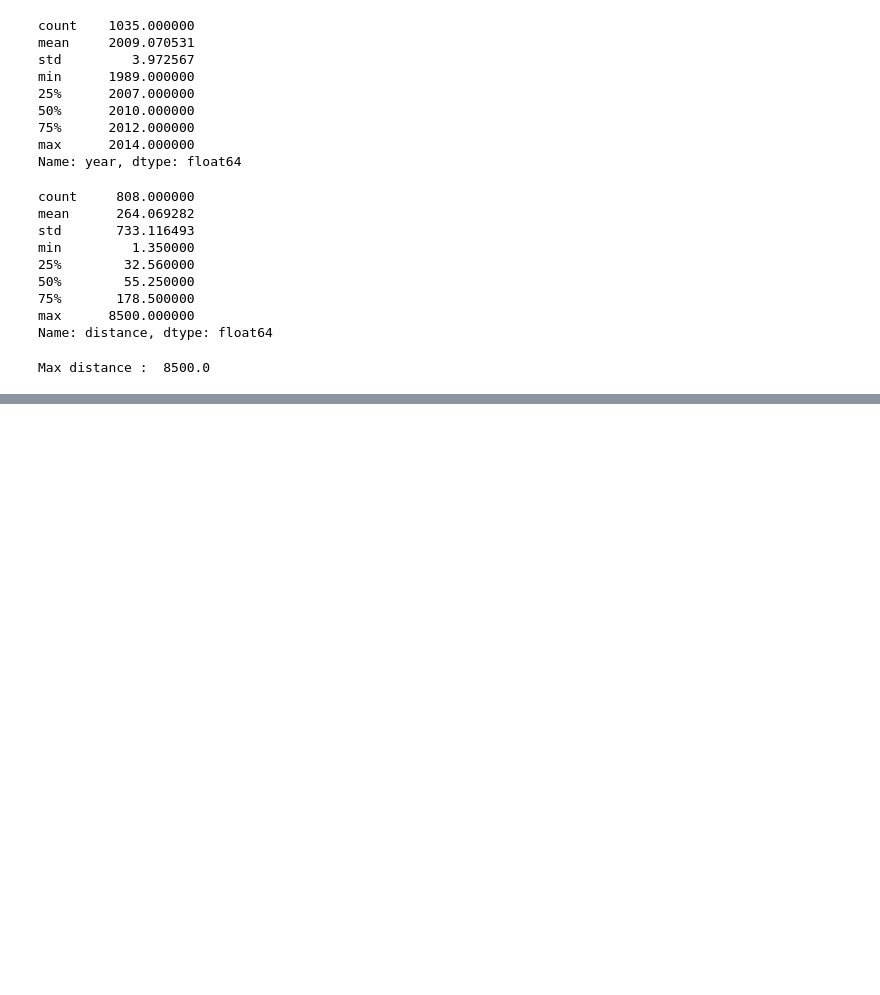
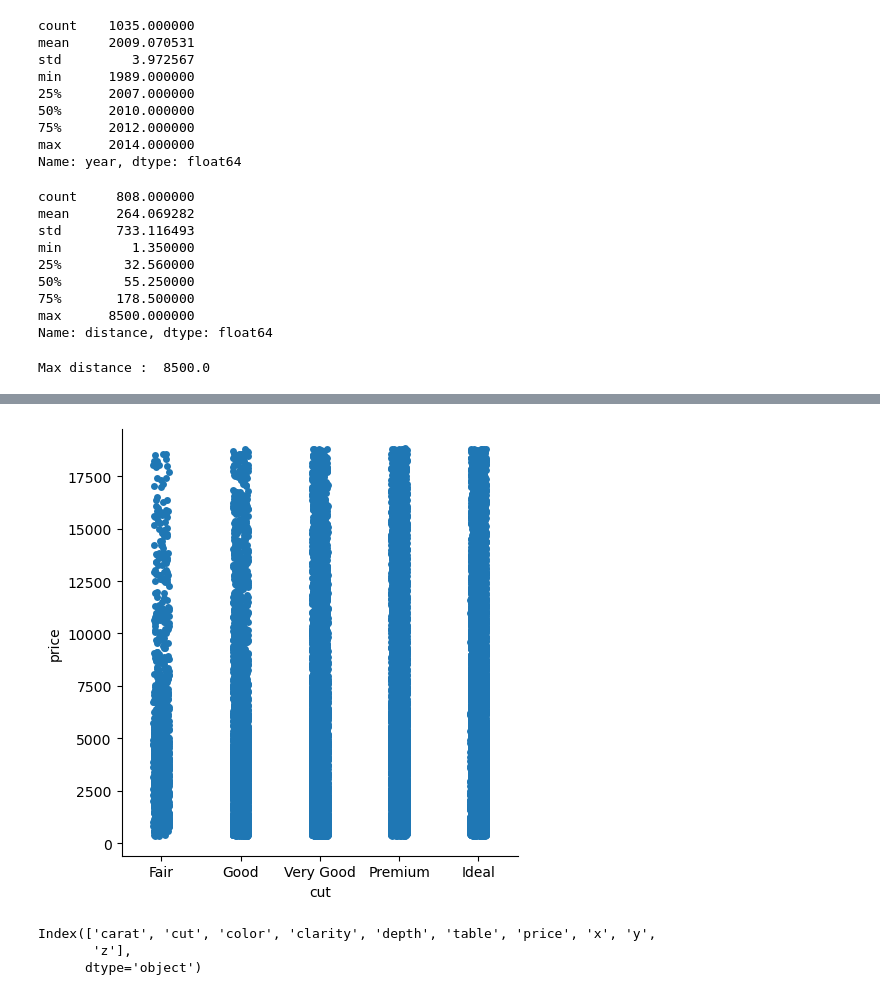
Before and after one commit to mtamerb/data-visualization, a Jupyter notebook: data-visualization.ipynb, the cells around one changed output, grey strips where cells are left out. Cells and saved outputs as stored; diff of their text form; code cells hidden in the pictures; blank space fills up the shorter version.

```diff
--- a/data-visualization.ipynb
+++ b/data-visualization.ipynb
@@ -294,0 +443,10 @@ Max distance :  8500.0
+# %%
+sns.catplot(x = "cut", y = "price", data = df);
+# %% [output]
+[figure, added]
+# %%
+df.columns
+# %% [output]
+Index(['carat', 'cut', 'color', 'clarity', 'depth', 'table', 'price', 'x', 'y',
+       'z'],
+      dtype='object')
```
Also changed, not shown: parts of 24 cells of this notebook.
